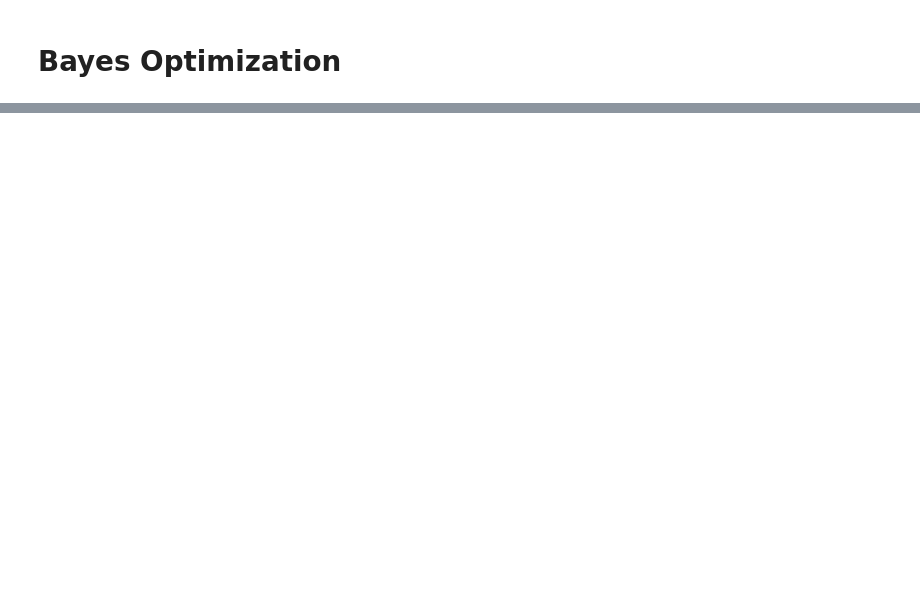
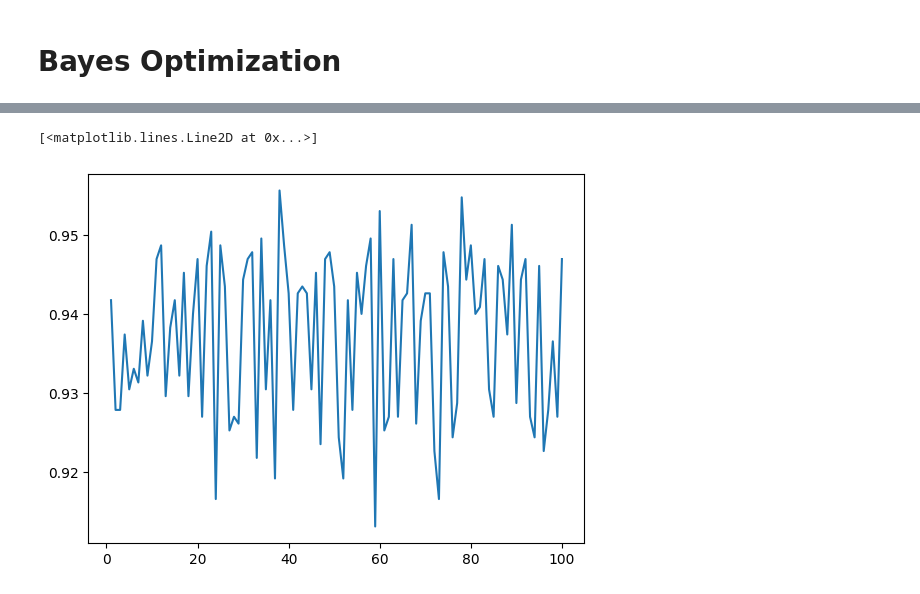
Before and after one commit to AgataWeg/AutoML, a Jupyter notebook: HM1.ipynb, the cells around one changed output, grey strips where cells are left out. Drawn from its saved outputs; the diff is of its cells as text; code cells hidden in the pictures; blank space fills up the shorter version.

```diff
--- a/HM1.ipynb
+++ b/HM1.ipynb
@@ -143,6 +121,8 @@ pipeline.get_params()
  'RandomForestClassifier__verbose': 0,
  'RandomForestClassifier__warm_start': False}
 # %%
-grid_params = [{'RandomForestClassifier__n_estimators':np.linspace(10, 100, 10).astype(int),
-                'RandomForestClassifier__min_samples_leaf': np.linspace(1, 2, 1).astype(int),
-                'RandomForestClassifier__random_state': [1]}]
+n_estimators_vector = np.linspace(10, 200, 3).astype(int)
+min_samples_leaf_vector = np.linspace(1, 50, 2).astype(int)
+random_state_vector = [1]
+max_depth_vector =  np.linspace(10, 110, 2).astype(int)
+min_samples_split_vector = np.linspace(2, 10, 2).astype(int)
@@ -237,9 +187,25 @@ acc_init = np.array([rf_to_opt(params=params_init[0]),rf_to_opt(params=params_in
+# %%
+from sklearn.ensemble import RandomForestClassifier
+
+
+### definition of model
+
+def rf_to_opt(params,X_train=X_train[44], y_train=y_train[44], X_test=X_test[44], y_test=y_test[44]):
+    print(params)
+    model_pipeline = Pipeline([('model', RandomForestClassifier(n_estimators=np.int64(params[0]), min_samples_leaf = params[1], max_depth=np.int64(params[2]),min_samples_split= np.int64(params[3])))])
+
+
+    model_pipeline.fit(X_train, y_train)
+    return model_pipeline.score(X_test, y_test)
+
+
+
+bounds = np.array([(np.min(n_estimators_vector), np.max(n_estimators_vector)), ([np.min(min_samples_leaf_vector), np.max(min_samples_leaf_vector)]), ([np.min(max_depth_vector), np.max(max_depth_vector)]), ([np.min(min_samples_split_vector), np.max(min_samples_split_vector)])]) # HERE CHANGE FOR MORE PARAMS
 # %%
 from sklearn.base import clone
 from skopt import gp_minimize
 from skopt.learning import GaussianProcessRegressor
 from skopt.learning.gaussian_process.kernels import ConstantKernel, Matern
-from bayesian_optimization_util import plot_approximation, plot_acquisition, plot_convergence
 
 np.int = np.int_
 
@@ -255,13 +221,9 @@ r = gp_minimize(lambda x: -rf_to_opt(params=x),
                 base_estimator=gpr,
                 acq_func='EI',      # expected improvement
                 xi=0.01,            # exploitation-exploration trade-off
-                n_calls=10,         # number of iterations
-                n_random_starts=0,  # initial samples are provided
-                x0=params_init.tolist(), # initial samples
-                y0=-acc_init.ravel()
+                n_calls=1000,         # number of iterations
                 )
 
-# print(r)
-
+r.values
 ## Fit GP model to samples for plotting results
 gpr.fit(r.x_iters, -r.func_vals)
@@ -269,0 +244,5 @@ plot_convergence(np.array(r.x_iters), -r.func_vals)
+# %%
+import numpy as np
+X = r.x_iters
+Y = -r.func_vals
+X = np.linspace(1, len(X), len(X)).astype(int)
@@ -269,0 +256,7 @@ plot_convergence(np.array(r.x_iters), -r.func_vals)
+# %%
+import matplotlib.pyplot as plt
+
+plt.plot(sorted(X), Y)
+# %% [output]
+[<matplotlib.lines.Line2D at 0x...>]
+[figure, added]
```
Also changed, not shown: parts of 26 cells of this notebook.
